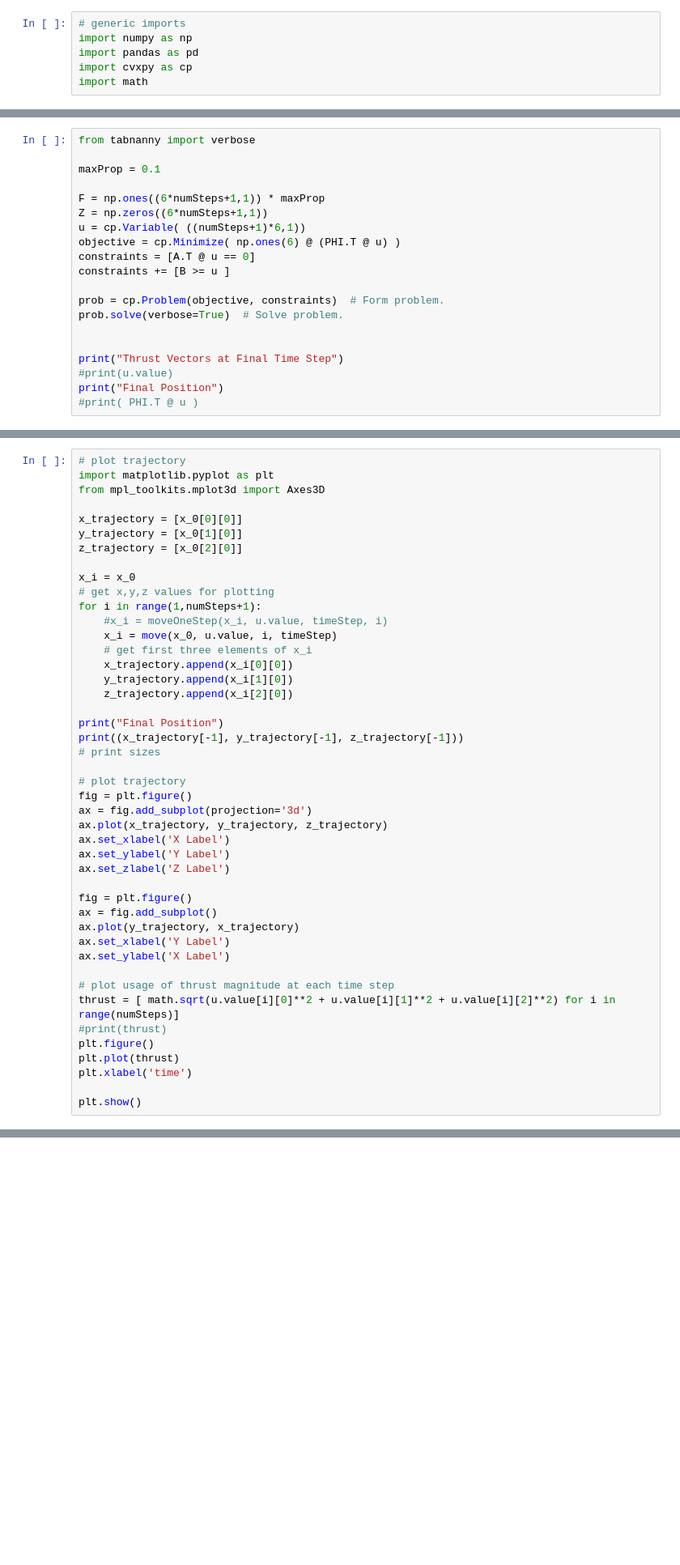
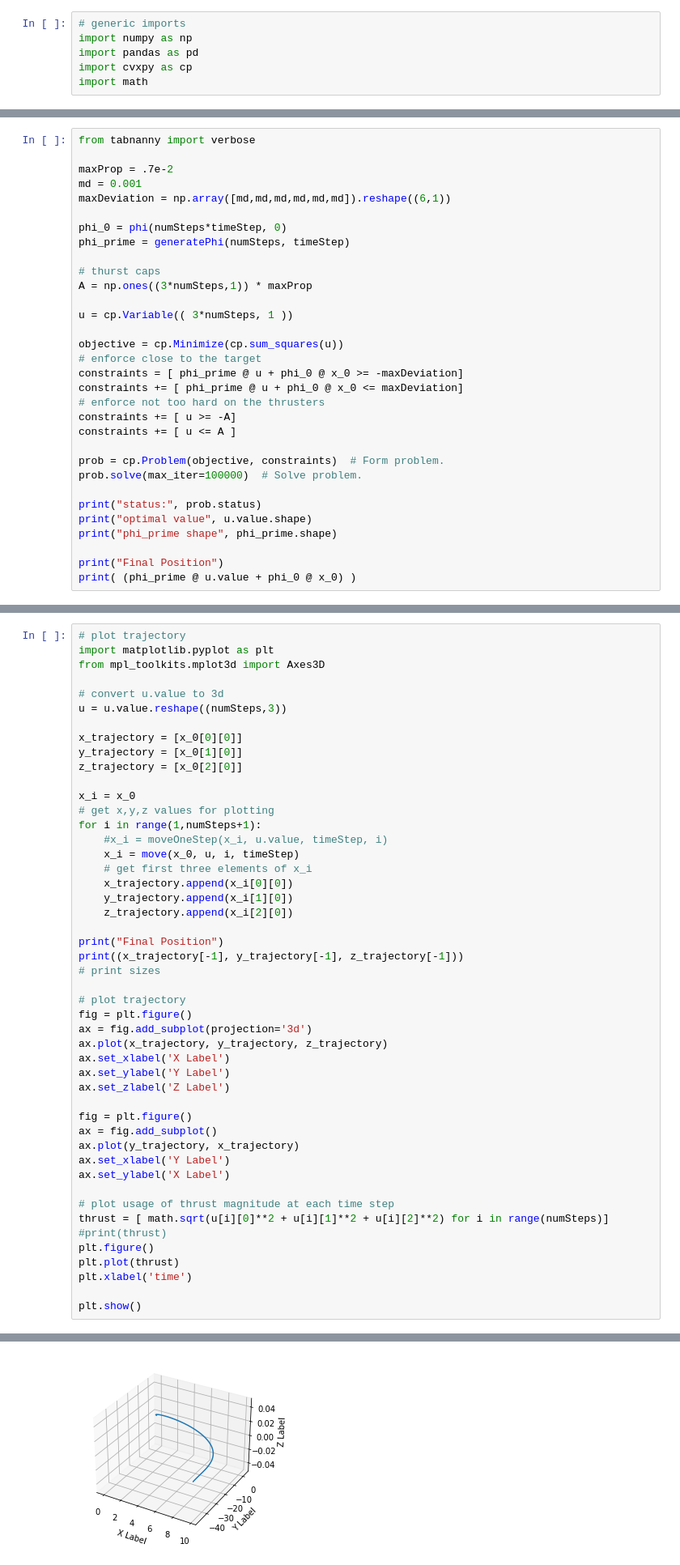
Before and after one commit to Owen-Oertell/spaceflight-dyanamics-modeling, a Jupyter notebook: spaceflight-LP.ipynb, the cells around one changed output, grey strips where cells are left out. Shown at 81% size. Saved outputs shown, nothing was run; the diff lists cells and outputs as text; blank space fills up the shorter version.

```diff
--- a/spaceflight-LP.ipynb
+++ b/spaceflight-LP.ipynb
@@ -80,21 +71,33 @@ B Shape: (6006, 1)
 # %%
 from tabnanny import verbose
 
-maxProp = 0.1
+maxProp = .7e-2
+md = 0.001
+maxDeviation = np.array([md,md,md,md,md,md]).reshape((6,1))
 
-F = np.ones((6*numSteps+1,1)) * maxProp
-Z = np.zeros((6*numSteps+1,1))
-u = cp.Variable( ((numSteps+1)*6,1))
-objective = cp.Minimize( np.ones(6) @ (PHI.T @ u) )
-constraints = [A.T @ u == 0]
-constraints += [B >= u ]
+phi_0 = phi(numSteps*timeStep, 0)
+phi_prime = generatePhi(numSteps, timeStep)
+
+# thurst caps
+A = np.ones((3*numSteps,1)) * maxProp
+
+u = cp.Variable(( 3*numSteps, 1 ))
+
+objective = cp.Minimize(cp.sum_squares(u))
+# enforce close to the target
+constraints = [ phi_prime @ u + phi_0 @ x_0 >= -maxDeviation]
+constraints += [ phi_prime @ u + phi_0 @ x_0 <= maxDeviation]
+# enforce not too hard on the thrusters
+constraints += [ u >= -A]
+constraints += [ u <= A ]
 
 prob = cp.Problem(objective, constraints)  # Form problem.
-prob.solve(verbose=True)  # Solve problem.
+prob.solve(max_iter=100000)  # Solve problem.
 
+print("status:", prob.status)
+print("optimal value", u.value.shape)
+print("phi_prime shape", phi_prime.shape)
 
-print("Thrust Vectors at Final Time Step")
-#print(u.value)
 print("Final Position")
-#print( PHI.T @ u )
+print( (phi_prime @ u.value + phi_0 @ x_0) )
 # %% [output]
@@ -119,6 +115,9 @@ print("Final Position")
 # plot trajectory
 import matplotlib.pyplot as plt
 from mpl_toolkits.mplot3d import Axes3D
+
+# convert u.value to 3d
+u = u.value.reshape((numSteps,3))
 
 x_trajectory = [x_0[0][0]]
 y_trajectory = [x_0[1][0]]
@@ -128,7 +127,7 @@ x_i = x_0
 # get x,y,z values for plotting
 for i in range(1,numSteps+1):
     #x_i = moveOneStep(x_i, u.value, timeStep, i)
-    x_i = move(x_0, u.value, i, timeStep)
+    x_i = move(x_0, u, i, timeStep)
     # get first three elements of x_i
     x_trajectory.append(x_i[0][0])
     y_trajectory.append(x_i[1][0])
@@ -153,7 +152,7 @@ ax.set_xlabel('Y Label')
 ax.set_ylabel('X Label')
 
 # plot usage of thrust magnitude at each time step
-thrust = [ math.sqrt(u.value[i][0]**2 + u.value[i][1]**2 + u.value[i][2]**2) for i in range(numSteps)]
+thrust = [ math.sqrt(u[i][0]**2 + u[i][1]**2 + u[i][2]**2) for i in range(numSteps)]
 #print(thrust)
 plt.figure()
 plt.plot(thrust)
@@ -164,0 +165 @@ TypeError: 'NoneType' object is not subscriptable
+[figure, added]
```
Also changed, not shown: parts of 6 cells of this notebook, 1 other file.
